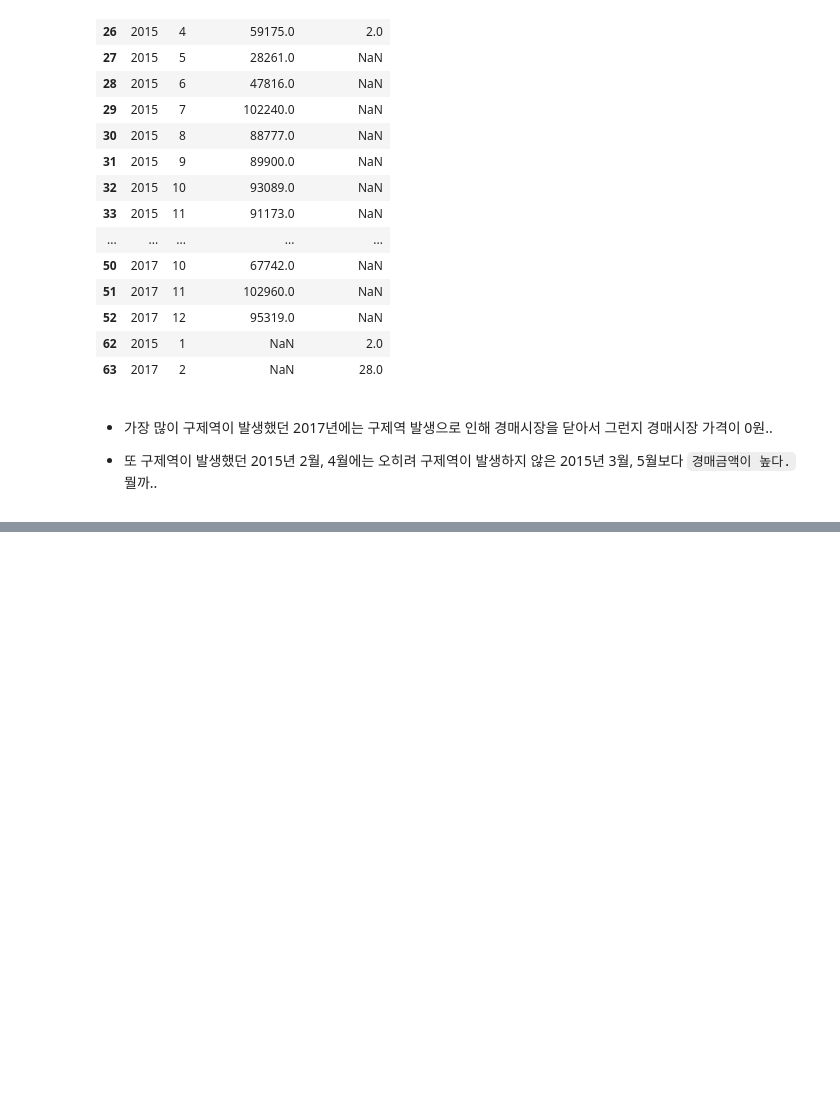
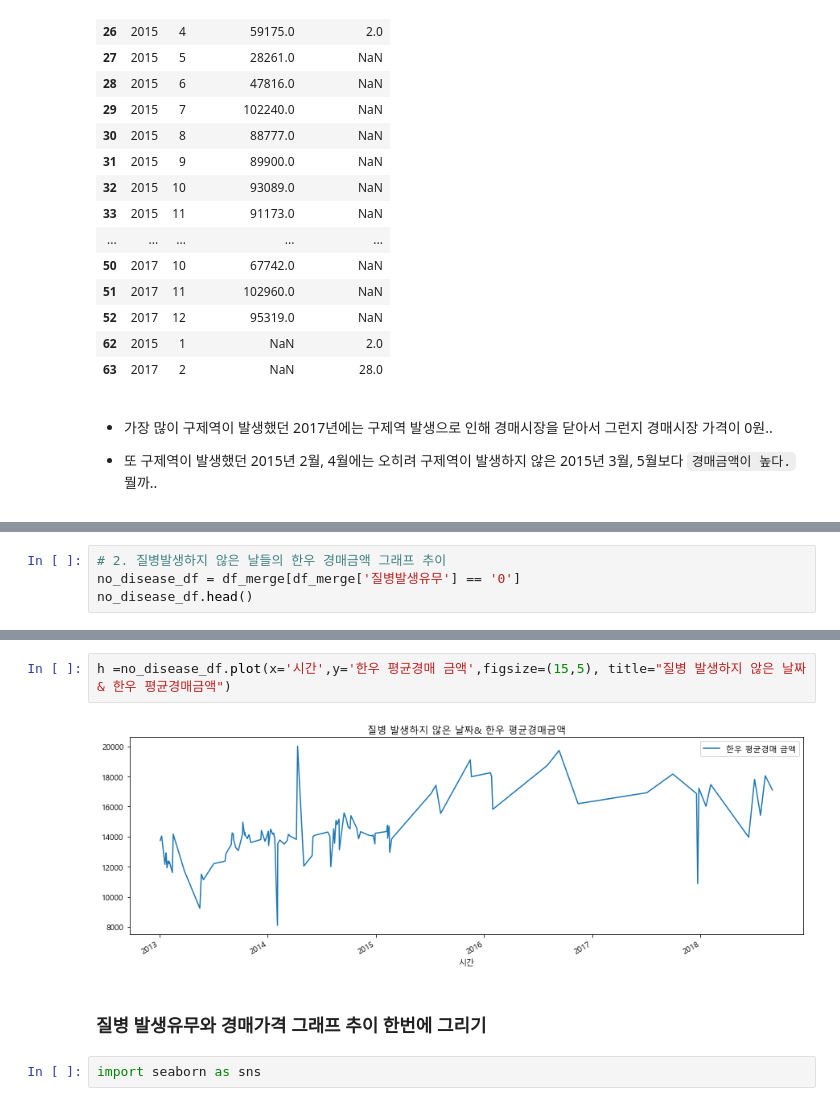
Before and after one commit to DSC-SCH/livestock-solution-project, a Jupyter notebook: eda/cow_disease_EDA.ipynb, the cells around one changed output, grey strips where cells are left out. Cells and saved outputs as stored; diff of their text form; blank space fills up the shorter version.

```diff
--- a/eda/cow_disease_EDA.ipynb
+++ b/eda/cow_disease_EDA.ipynb
@@ -1100,0 +1482,4 @@ df_price_guje[(df_price_guje['연도'] == 2015) | (df_price_guje['연도'] == 20
+# %%
+# 2. 질병발생하지 않은 날들의 한우 경매금액 그래프 추이
+no_disease_df = df_merge[df_merge['질병발생유무'] == '0']
+no_disease_df.head()
@@ -1100,0 +1493,8 @@ df_price_guje[(df_price_guje['연도'] == 2015) | (df_price_guje['연도'] == 20
+# %%
+h =no_disease_df.plot(x='시간',y='한우 평균경매 금액',figsize=(15,5), title="질병 발생하지 않은 날짜& 한우 평균경매금액")
+# %% [output]
+[figure, added]
+# %% [markdown]
+### 질병 발생유무와 경매가격 그래프 추이 한번에 그리기
+# %%
+import seaborn as sns
```
Also changed, not shown: parts of 42 cells of this notebook.
